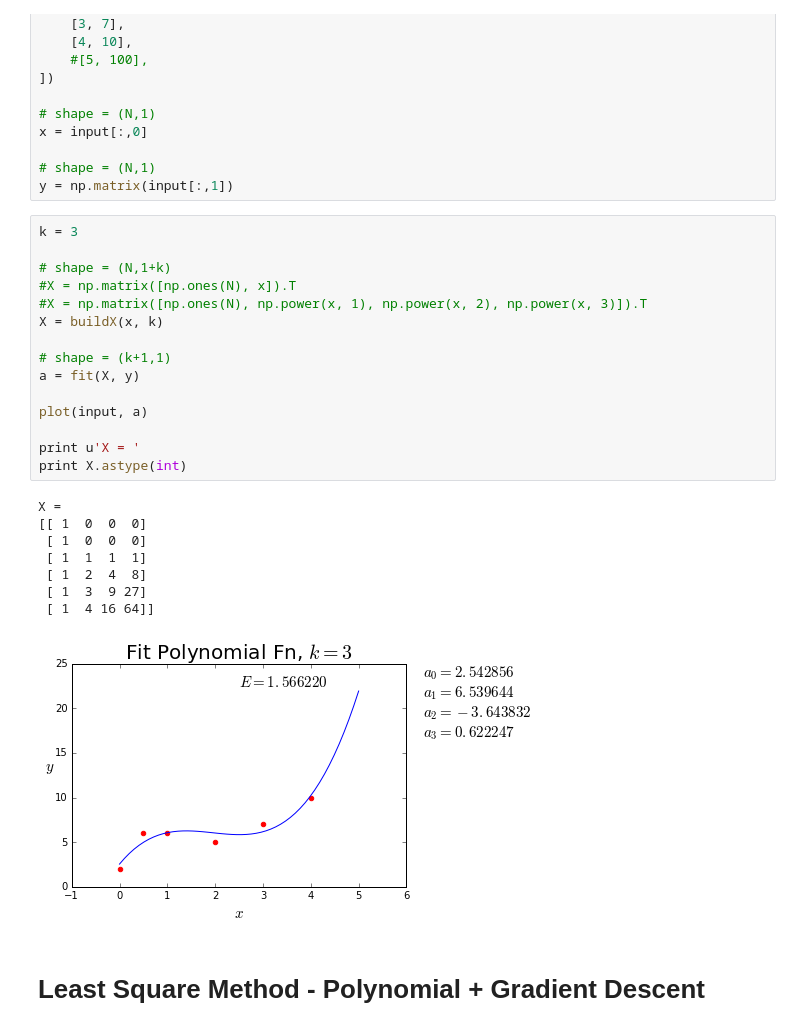
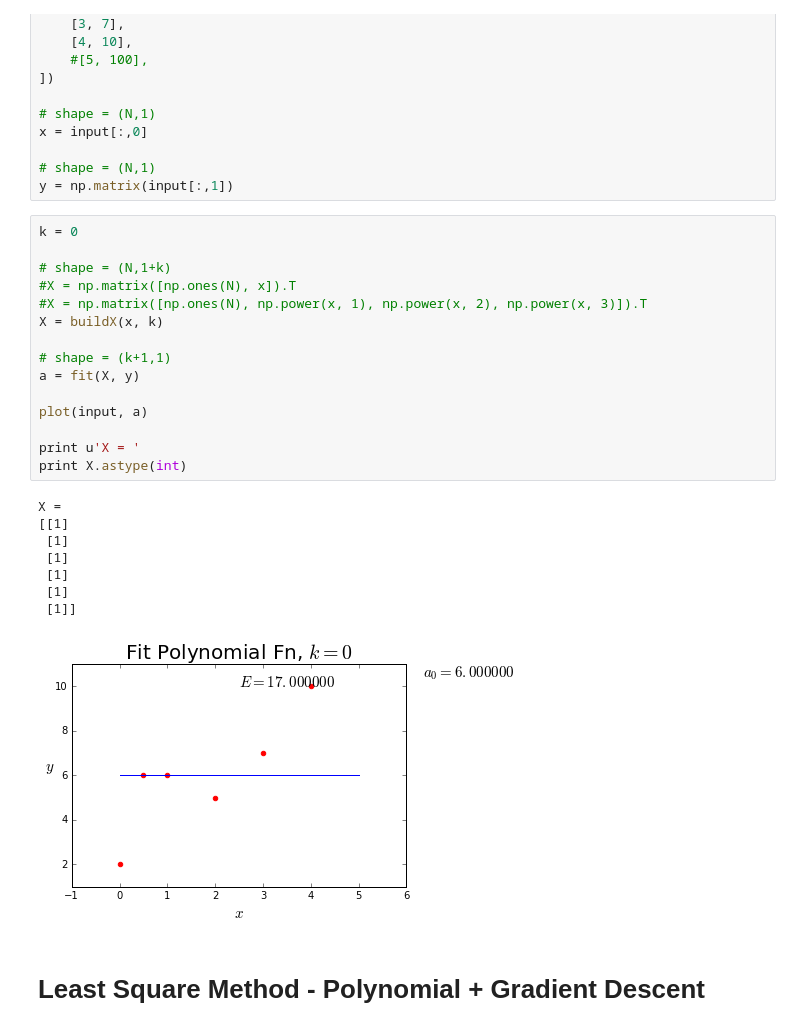
Before and after one commit to macromancer/DLTutorial_Python, a Jupyter notebook: LinearLeastSquare.ipynb, the cells around one changed output. Drawn from its saved outputs; the diff is of its cells as text.

```diff
--- a/LinearLeastSquare.ipynb
+++ b/LinearLeastSquare.ipynb
@@ -78,29 +78,29 @@ x = input[:,0]
 # shape = (N,1)
 y = np.matrix(input[:,1])
 # %%
-k = 3
+k = 0
 
 # shape = (N,1+k)
 #X = np.matrix([np.ones(N), x]).T
 #X = np.matrix([np.ones(N), np.power(x, 1), np.power(x, 2), np.power(x, 3)]).T
 X = buildX(x, k)
 
 # shape = (k+1,1)
 a = fit(X, y)
 
 plot(input, a)
 
 print u'X = '
 print X.astype(int)
 # %% [output]
 X =
-[[ 1  0  0  0]
- [ 1  0  0  0]
- [ 1  1  1  1]
- [ 1  2  4  8]
- [ 1  3  9 27]
- [ 1  4 16 64]]
+[[1]
+ [1]
+ [1]
+ [1]
+ [1]
+ [1]]
-[figure, old version]
+[figure, new version]
 # %% [markdown]
 # Least Square Method - Polynomial + Gradient Descent
 # %%
```
Also changed, not shown: 1 other file.
